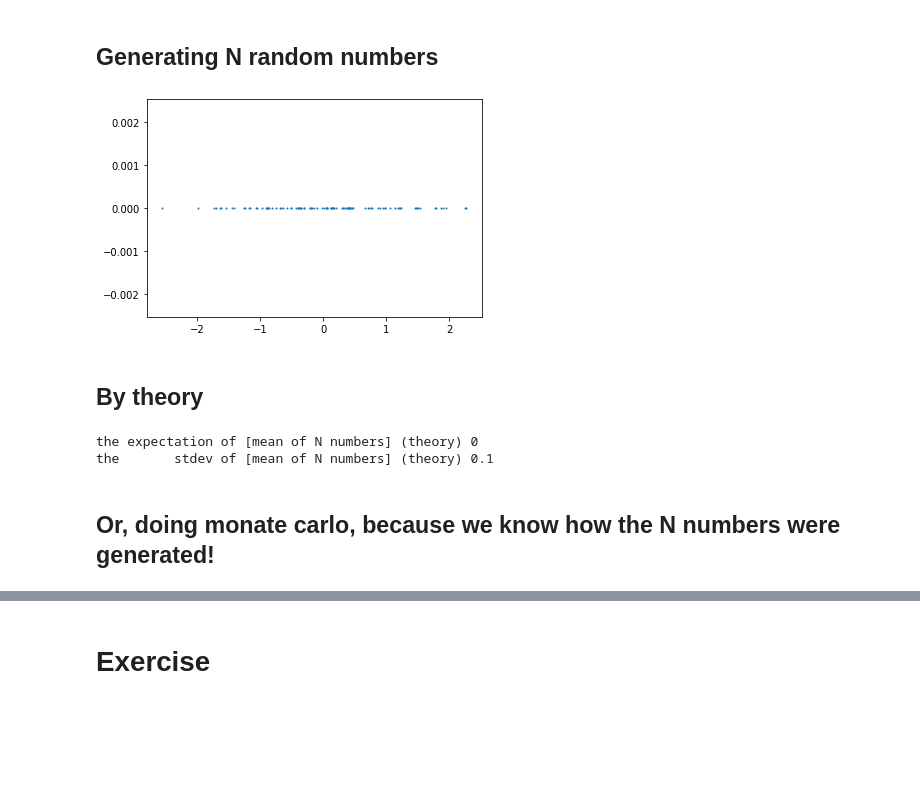
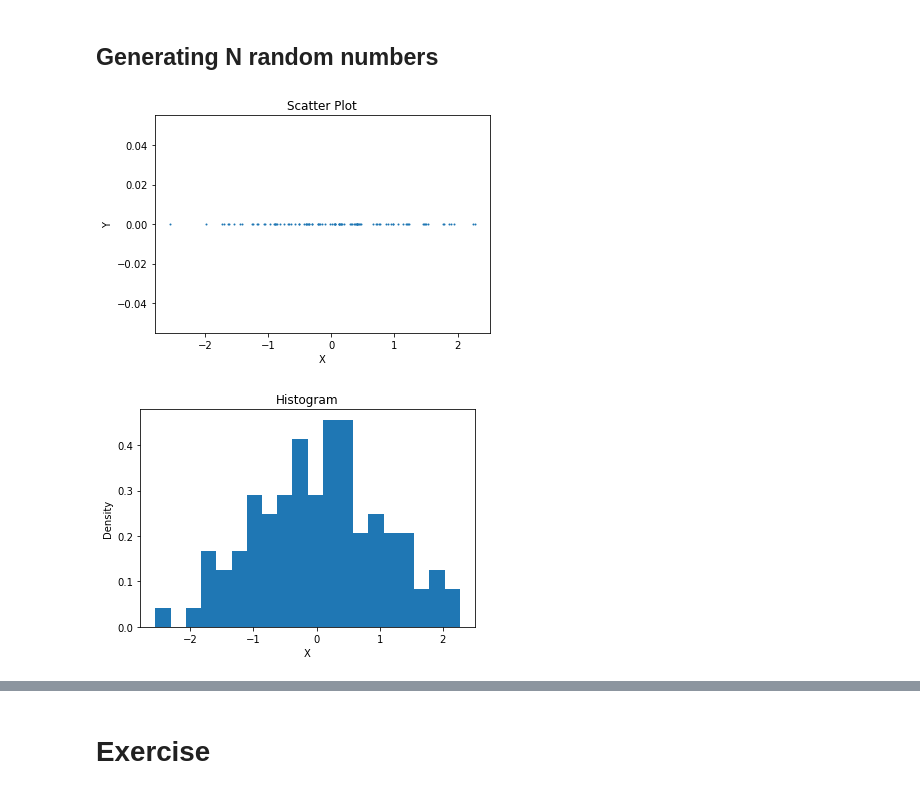
Before and after one commit to lhprojects/blog, a Jupyter notebook: _posts/JupyterNotebooks/bootstrap.ipynb, the cells around one changed output, grey strips where cells are left out. Saved outputs shown, nothing was run; the diff lists cells and outputs as text; code cells hidden in the pictures; blank space fills up the shorter version.

```diff
--- a/_posts/JupyterNotebooks/bootstrap.ipynb
+++ b/_posts/JupyterNotebooks/bootstrap.ipynb
@@ -8,24 +14,2 @@
 # %% [markdown]
 ## Generating N random numbers
-# %%
-import numpy as np
-import matplotlib.pyplot as plt
-%matplotlib inline
-
-N=100
-np.random.seed(0)
-X=np.random.randn(N)
-plt.scatter(X,np.zeros(N), s=1)
-plt.show()
-# %% [output]
-[figure, removed]
-# %% [markdown]
-## By theory
-# %%
-print("the expectation of [mean of N numbers] (theory)", 0)
-print("the       stdev of [mean of N numbers] (theory)", 1/np.sqrt(N))
-# %% [output]
-the expectation of [mean of N numbers] (theory) 0
-the       stdev of [mean of N numbers] (theory) 0.1
-# %% [markdown]
-## Or, doing monate carlo, because we know how the N numbers were generated!
@@ -31,0 +22,21 @@ the       stdev of [mean of N numbers] (theory) 0.1
+# %%
+N = 100                               # set the number of data points to be generated
+np.random.seed(0)                     # set the random seed to ensure reproducibility
+X = np.random.randn(N)                # generate N random numbers from a standard normal distribution
+
+# create a scatter plot of X on the x-axis and an array of zeros on the y-axis with marker size 1
+plt.scatter(X, np.zeros(N), s=1)
+plt.xlabel('X')                       # add x-axis label
+plt.ylabel('Y')                       # add y-axis label
+plt.title('Scatter Plot')             # add plot title
+plt.show()                            # display the plot
+
+# create a histogram of X with normalized density
+plt.hist(X, density=True, bins=20)
+plt.xlabel('X')                       # add x-axis label
+plt.ylabel('Density')                 # add y-axis label
+plt.title('Histogram')                # add plot title
+plt.show()                            # display the plot
+# %% [output]
+[figure, added]
+[figure, added]
```
Also changed, not shown: parts of 18 cells of this notebook.
